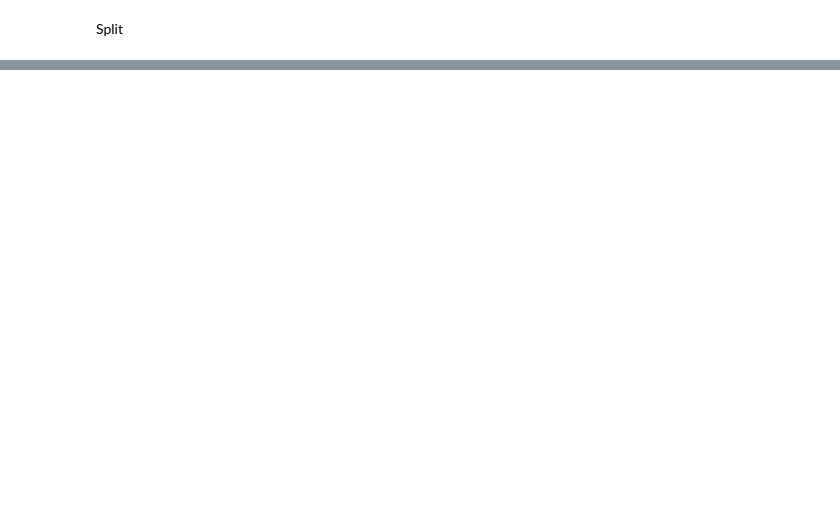
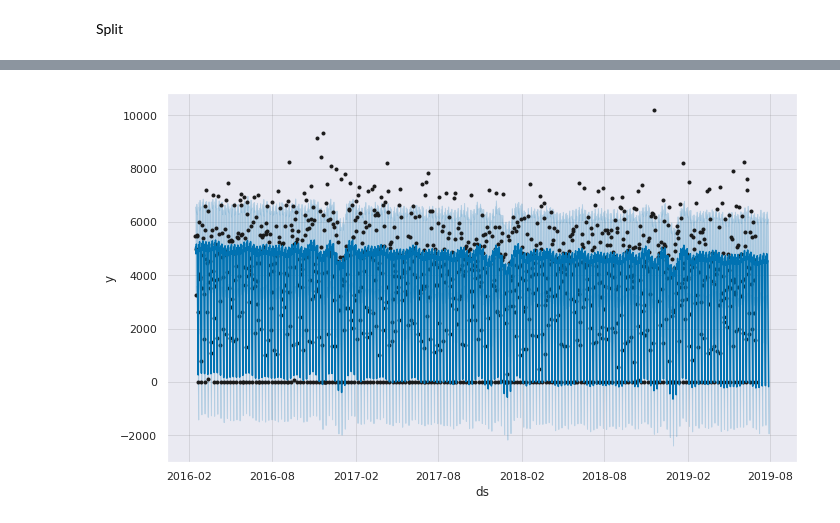
Before and after one commit to BlueOrangeDigital/TimeSeries, a Jupyter notebook: RevenuePerDoctor.ipynb, the cells around one changed output, grey strips where cells are left out. Cells and saved outputs as stored; diff of their text form; code cells hidden in the pictures; blank space fills up the shorter version.

Commit message:
include holidays

```diff
--- a/RevenuePerDoctor.ipynb
+++ b/RevenuePerDoctor.ipynb
@@ -227,0 +94,6 @@ merged_inner
+# %%
+us_holidays = holidays.UnitedStates()
+mylist = []
+for date, name in sorted(holidays.US(years=[2016,2017,2018,2019]).items()):
+  mylist.append((name,date,0,0))
+df_holidays = pd.DataFrame(mylist, columns = ['holiday' , 'ds', 'lower_window' , 'upper_window'])
@@ -227,0 +102,6 @@ merged_inner
+# %%
+m = Prophet(holidays=df_holidays,daily_seasonality=True)
+m.add_country_holidays(country_name='US')
+m.fit(train)
+future = m.make_future_dataframe(periods=28, freq='d')
+forecast = m.predict(future)
@@ -227,0 +112,4 @@ merged_inner
+# %%
+fig = m.plot(forecast)
+# %% [output]
+[figure, added]
```
Also changed, not shown: parts of 30 cells of this notebook.
